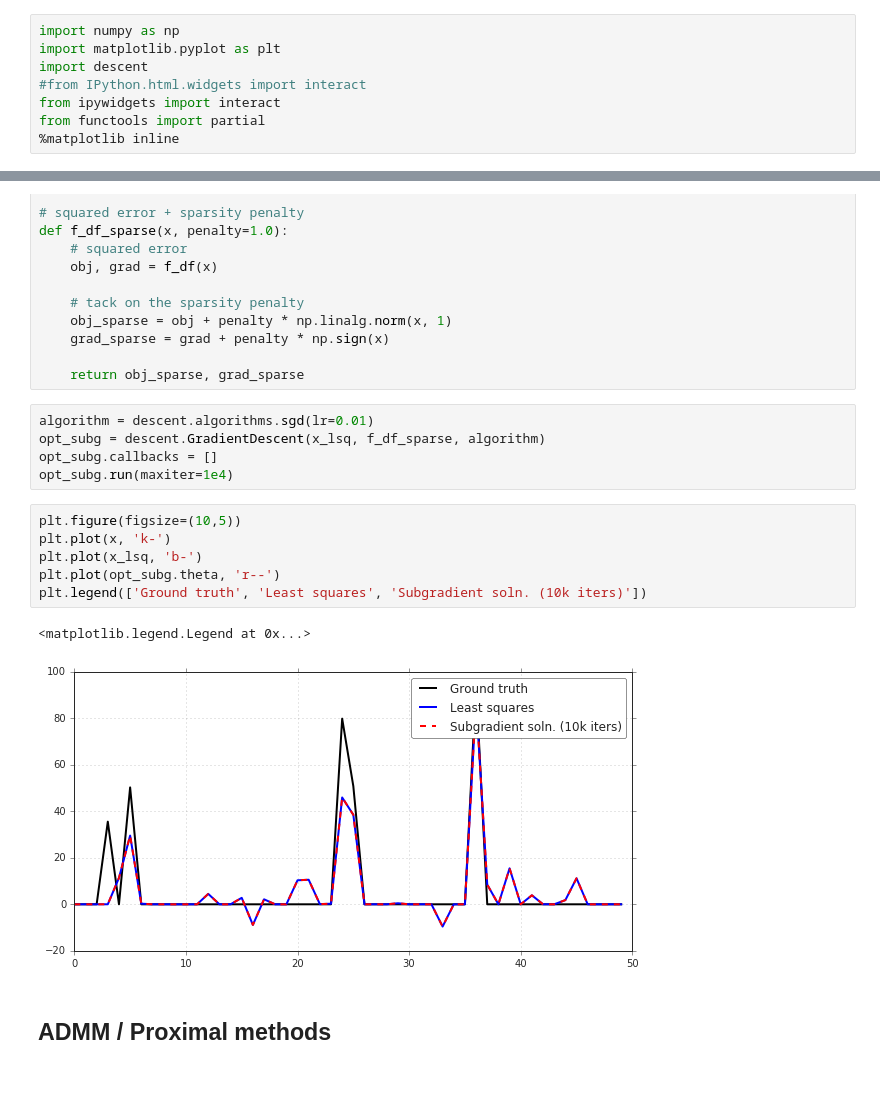
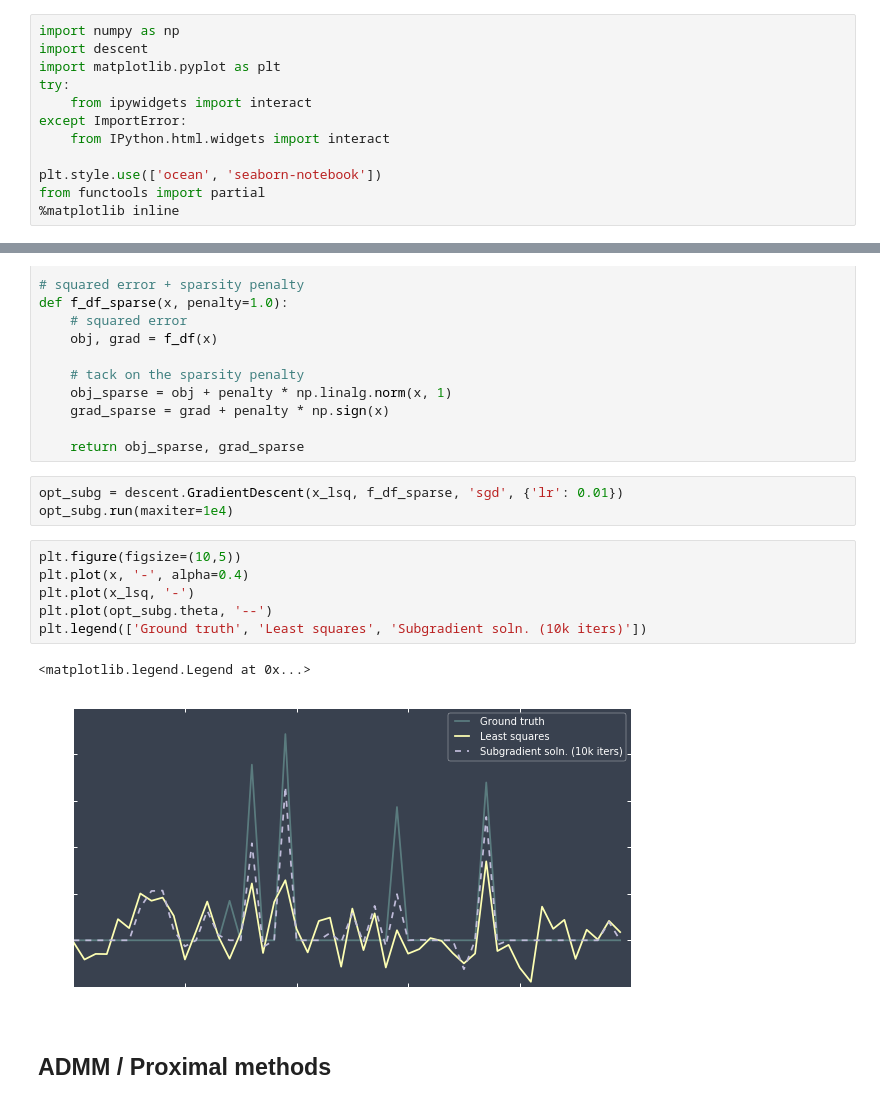
Before and after one commit to nirum/descent-tutorial, a Jupyter notebook: sparse recovery.ipynb, the cells around one changed output, grey strips where cells are left out. Saved outputs shown, nothing was run; the diff lists cells and outputs as text.

Commit message:
updated tutorial notebooks for descent v0.1.3

```diff
--- a/sparse recovery.ipynb
+++ b/sparse recovery.ipynb
@@ -1,9 +1,13 @@
 # %%
 import numpy as np
+import descent
 import matplotlib.pyplot as plt
-import descent
-#from IPython.html.widgets import interact
-from ipywidgets import interact
+try:
+    from ipywidgets import interact
+except ImportError:
+    from IPython.html.widgets import interact
+
+plt.style.use(['ocean', 'seaborn-notebook'])
 from functools import partial
 %matplotlib inline
 # %%
@@ -63,19 +67,17 @@ def f_df_sparse(x, penalty=1.0):
 
     return obj_sparse, grad_sparse
 # %%
-algorithm = descent.algorithms.sgd(lr=0.01)
-opt_subg = descent.GradientDescent(x_lsq, f_df_sparse, algorithm)
-opt_subg.callbacks = []
+opt_subg = descent.GradientDescent(x_lsq, f_df_sparse, 'sgd', {'lr': 0.01})
 opt_subg.run(maxiter=1e4)
 # %%
 plt.figure(figsize=(10,5))
-plt.plot(x, 'k-')
-plt.plot(x_lsq, 'b-')
-plt.plot(opt_subg.theta, 'r--')
+plt.plot(x, '-', alpha=0.4)
+plt.plot(x_lsq, '-')
+plt.plot(opt_subg.theta, '--')
 plt.legend(['Ground truth', 'Least squares', 'Subgradient soln. (10k iters)'])
 # %% [output]
 <matplotlib.legend.Legend at 0x...>
-[figure, old version]
+[figure, new version]
 # %% [markdown]
 ## ADMM / Proximal methods
 # %%
```
Also changed, not shown: parts of 6 cells of this notebook, 5 other files.
